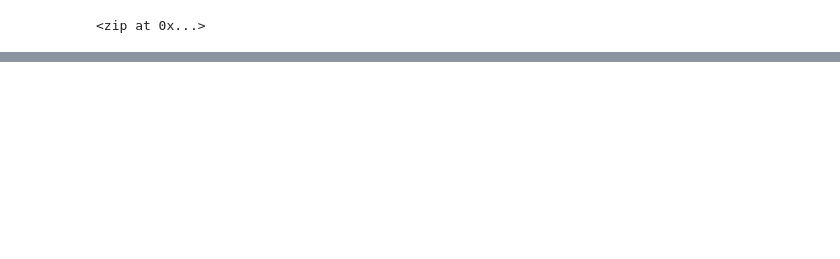
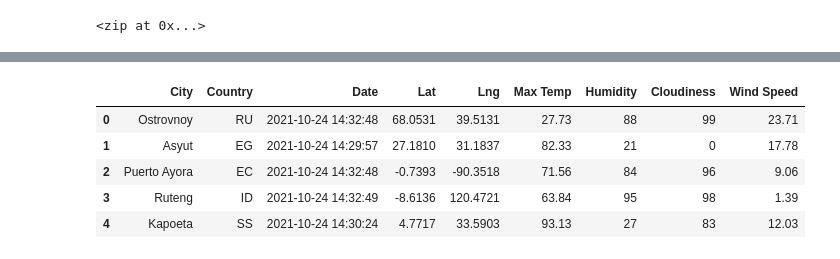
Before and after one commit to smsheehan/World_Weather_Analysis_module_6, a Jupyter notebook: WeatherPy.ipynb, the cells around one changed output, grey strips where cells are left out. Drawn from its saved outputs; the diff is of its cells as text; code cells hidden in the pictures; blank space fills up the shorter version.

```diff
--- a/WeatherPy.ipynb
+++ b/WeatherPy.ipynb
@@ -33,0 +164,12 @@ len(cities)
+# %%
+new_column_order = ["City", "Country", "Date", "Lat", "Lng", "Max Temp", "Humidity", "Cloudiness", "Wind Speed"]
+city_data_df = city_data_df[new_column_order]
+# %%
+city_data_df.head()
+# %% [output]
+|  | City | Country | Date | Lat | Lng | Max Temp | Humidity | Cloudiness | Wind Speed |
+| 0 | Ostrovnoy | RU | 2021-10-24 14:32:48 | 68.0531 | 39.5131 | 27.73 | 88 | 99 | 23.71 |
+| 1 | Asyut | EG | 2021-10-24 14:29:57 | 27.1810 | 31.1837 | 82.33 | 21 | 0 | 17.78 |
+| 2 | Puerto Ayora | EC | 2021-10-24 14:32:48 | -0.7393 | -90.3518 | 71.56 | 84 | 96 | 9.06 |
+| 3 | Ruteng | ID | 2021-10-24 14:32:49 | -8.6136 | 120.4721 | 63.84 | 95 | 98 | 1.39 |
+| 4 | Kapoeta | SS | 2021-10-24 14:30:24 | 4.7717 | 33.5903 | 93.13 | 27 | 83 | 12.03 |
```
Also changed, not shown: parts of 9 cells of this notebook, 3 other files.
